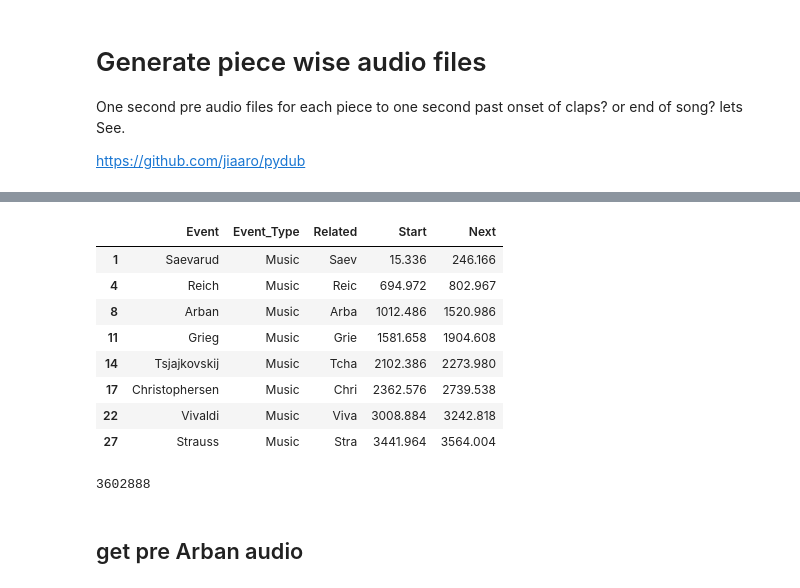
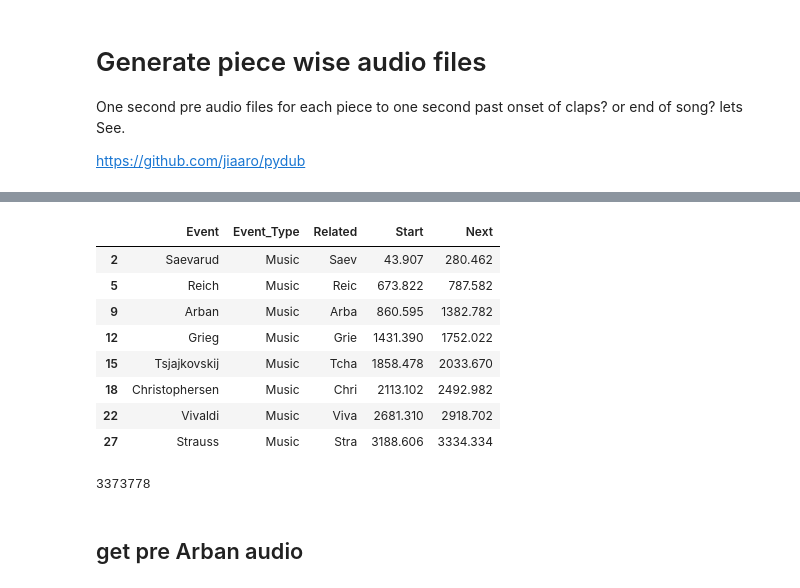
Before and after one commit to finn42/BiC_Initial_Analysis, a Jupyter notebook: Audio_cuts.ipynb, the cells around one changed output, grey strips where cells are left out. Cells and saved outputs as stored; diff of their text form; code cells hidden in the pictures.

```diff
--- a/Audio_cuts.ipynb
+++ b/Audio_cuts.ipynb
@@ -63,32 +33,33 @@ Index(['Pre-Audio', 'Warmup', 'Tuning', 'Synch Taps', 'Applause for Conductor',
 Piece_timings = pd.read_csv('./Timing/Concerttimes_Seconds.csv')
 # %%
 datafile_type = 'Audio'
-concert = 'C5'
+concert = 'RD'
 piece = 'Full'
-audio_loc = '../Data/Audio/Full_Zero/' + concert + '_Full_Zero.mp3'
+audio_loc = '../Data/Audio/Full_Zero/' + concert + '_Leveled_Zero.wav'
 out_loc = '../Data/Audio/Piece_wise/'
 C_times = Piece_timings[['Event','Event_Type','Related']].copy()
 C_times['Start'] =  Piece_timings[concert]
 C_times = C_times.sort_values('Start')
 C_times = C_times.loc[C_times['Start']>-15,:].reset_index(drop = True).copy()
 C_times['Next'] = C_times.Start.shift(-1)
 M_times =  C_times.loc[C_times['Event_Type'] == 'Music',:]
 M_times
 # %% [output]
 |  | Event | Event_Type | Related | Start | Next |
-| 1 | Saevarud | Music | Saev | 15.336 | 246.166 |
-| 4 | Reich | Music | Reic | 694.972 | 802.967 |
-| 8 | Arban | Music | Arba | 1012.486 | 1520.986 |
-| 11 | Grieg | Music | Grie | 1581.658 | 1904.608 |
-| 14 | Tsjajkovskij | Music | Tcha | 2102.386 | 2273.980 |
-| 17 | Christophersen | Music | Chri | 2362.576 | 2739.538 |
-| 22 | Vivaldi | Music | Viva | 3008.884 | 3242.818 |
-| 27 | Strauss | Music | Stra | 3441.964 | 3564.004 |
+| 2 | Saevarud | Music | Saev | 43.907 | 280.462 |
+| 5 | Reich | Music | Reic | 673.822 | 787.582 |
+| 9 | Arban | Music | Arba | 860.595 | 1382.782 |
+| 12 | Grieg | Music | Grie | 1431.390 | 1752.022 |
+| 15 | Tsjajkovskij | Music | Tcha | 1858.478 | 2033.670 |
+| 18 | Christophersen | Music | Chri | 2113.102 | 2492.982 |
+| 22 | Vivaldi | Music | Viva | 2681.310 | 2918.702 |
+| 27 | Strauss | Music | Stra | 3188.606 | 3334.334 |
 # %%
-sound = AudioSegment.from_mp3(audio_loc)
+sound = AudioSegment.from_wav(audio_loc)
+#sound = AudioSegment.from_mp3(audio_loc)
 print(len(sound))
 # %% [output]
-3602888
+3373778
 # %%
 # buffer is small, 1 second
 t_units = 1000  # pydub does things in milliseconds
```
Also changed, not shown: parts of 2 cells of this notebook, 5 other files.
